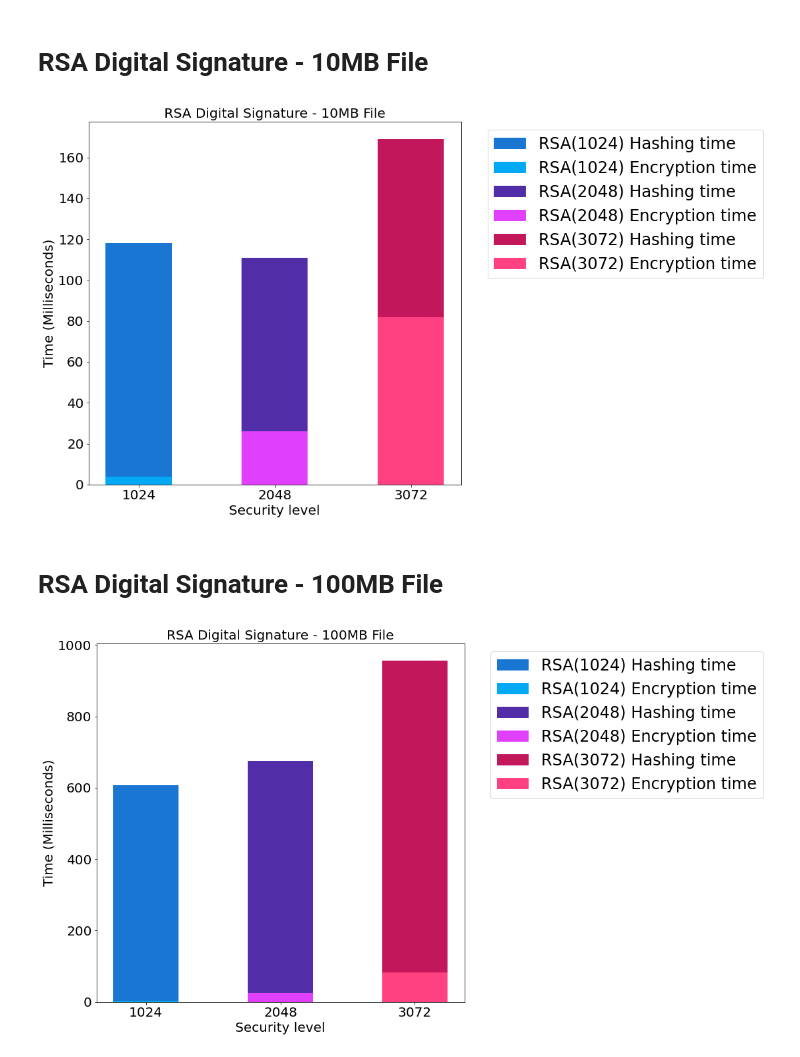
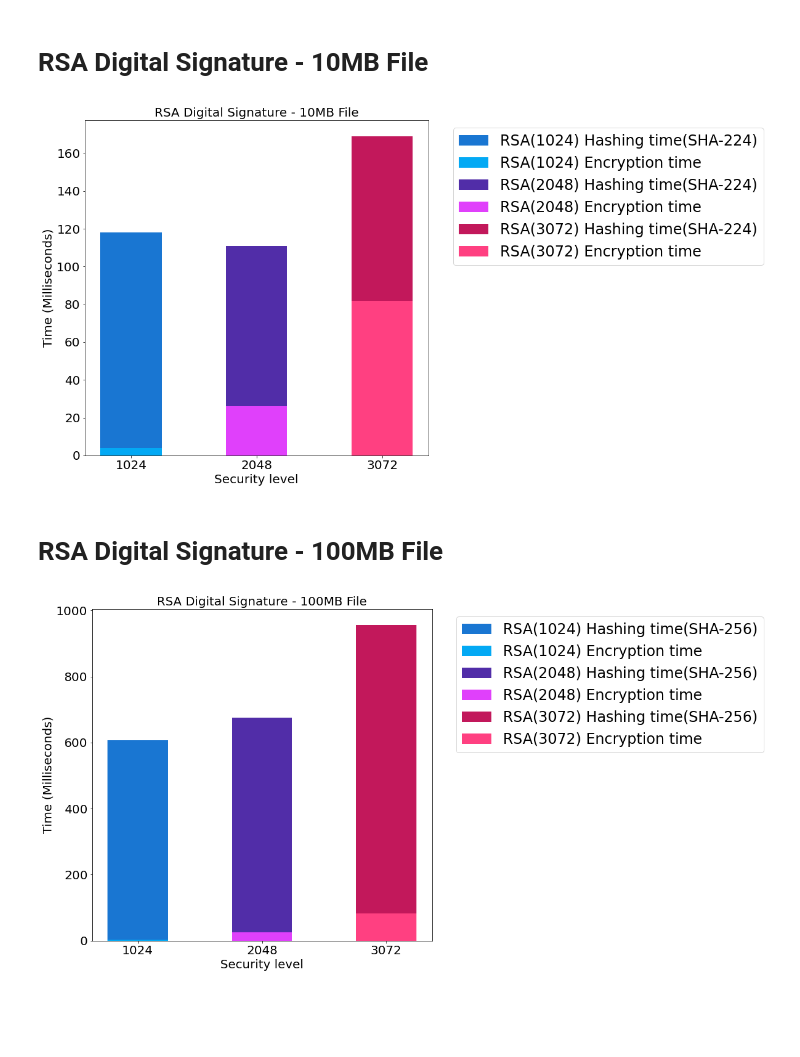
Before and after one commit to nachocodexx/cinvestav-is-rsa-analysis, a Jupyter notebook: README.ipynb, the cells around one changed output. Saved outputs shown, nothing was run; the diff lists cells and outputs as text; code cells hidden in the pictures; blank space fills up the shorter version.

```diff
--- a/README.ipynb
+++ b/README.ipynb
@@ -98,8 +99,8 @@ mb100 = df0[df0['FILE_SIZE']=='sample_100']
 # %%
 hashTime    = mb1['HASH_TIME'].to_numpy()
 encryptTime = mb1['ENCRYPT_TIME'].to_numpy()
-labels0     = list(map(lambda x:x+" Hashing time",["RSA(1024)","RSA(2048)","RSA(3072)"]))
+labels0     = lambda y : list(map(lambda x:x+" Hashing time({})".format(y),["RSA(1024)","RSA(2048)","RSA(3072)"]))
 labels1     = list(map(lambda x:x+" Encryption time",["RSA(1024)","RSA(2048)","RSA(3072)"]))
 title       = "RSA Digital signature - 1MB File"
-plott(data0=hashTime,data1=encryptTime,labels0=labels0,labels1=labels1, title=title)
+plott(data0=hashTime,data1=encryptTime,labels0=labels0("SHA-160"),labels1=labels1, title=title)
 # %% [output]
@@ -109,16 +110,16 @@ plott(data0=hashTime,data1=encryptTime,labels0=labels0,labels1=labels1, title=ti
 # %%
 hashTime2    = mb10['HASH_TIME'].to_numpy()
 encryptTime2 = mb10['ENCRYPT_TIME'].to_numpy()
 title       = "RSA Digital Signature - 10MB File"
-plott(data0=hashTime2,data1=encryptTime2,labels0=labels0,labels1=labels1, title=title)
+plott(data0=hashTime2,data1=encryptTime2,labels0=labels0("SHA-224"),labels1=labels1, title=title)
 # %% [output]
-[figure, old version]
+[figure, new version]
 # %% [markdown]
 # RSA Digital Signature - 100MB File
 # %%
 hashTime2    = mb100['HASH_TIME'].to_numpy()
 encryptTime2 = mb100['ENCRYPT_TIME'].to_numpy()
 title       = "RSA Digital Signature - 100MB File"
-plott(data0=hashTime2,data1=encryptTime2,labels0=labels0,labels1=labels1, title=title)
+plott(data0=hashTime2,data1=encryptTime2,labels0=labels0("SHA-256"),labels1=labels1, title=title)
 # %% [output]
-[figure, old version]
+[figure, new version]
```
Also changed, not shown: parts of 4 cells of this notebook, 6 other files.
